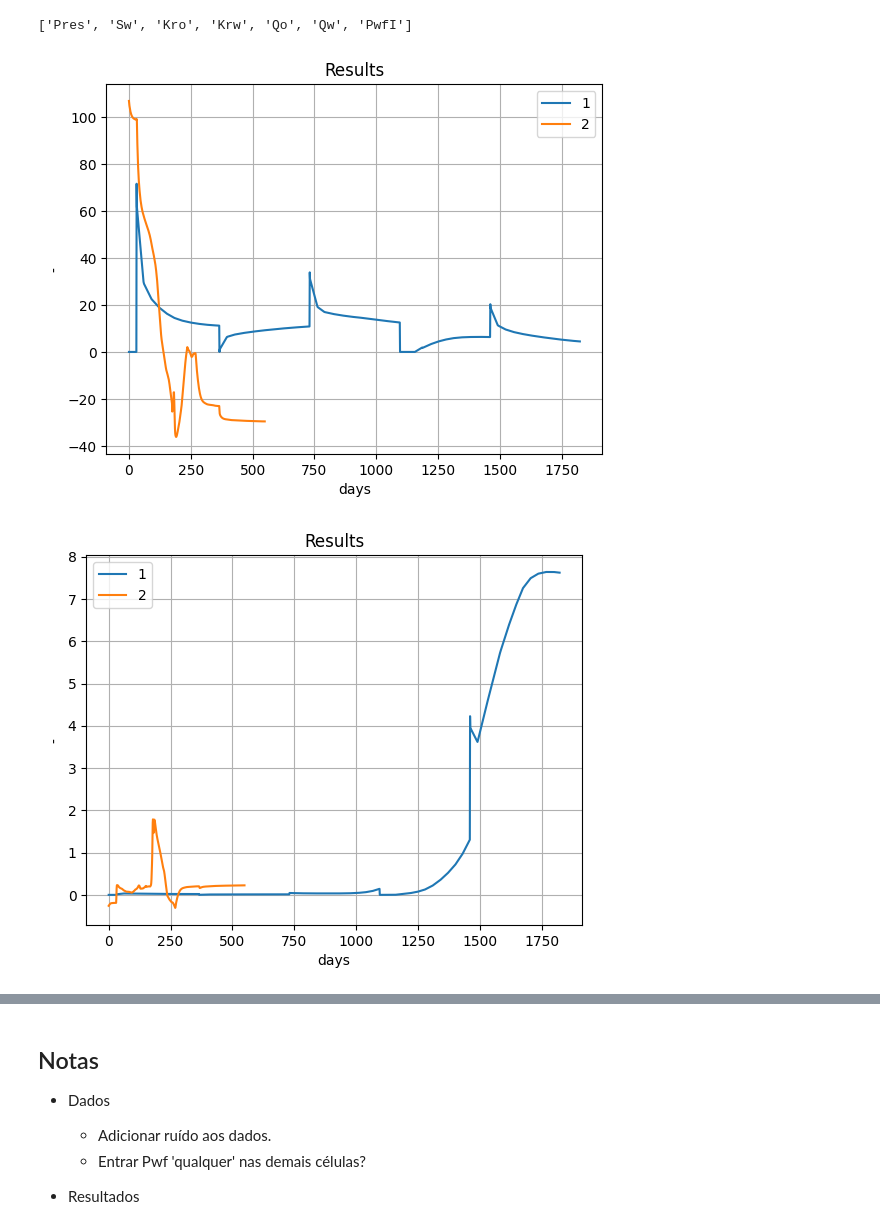
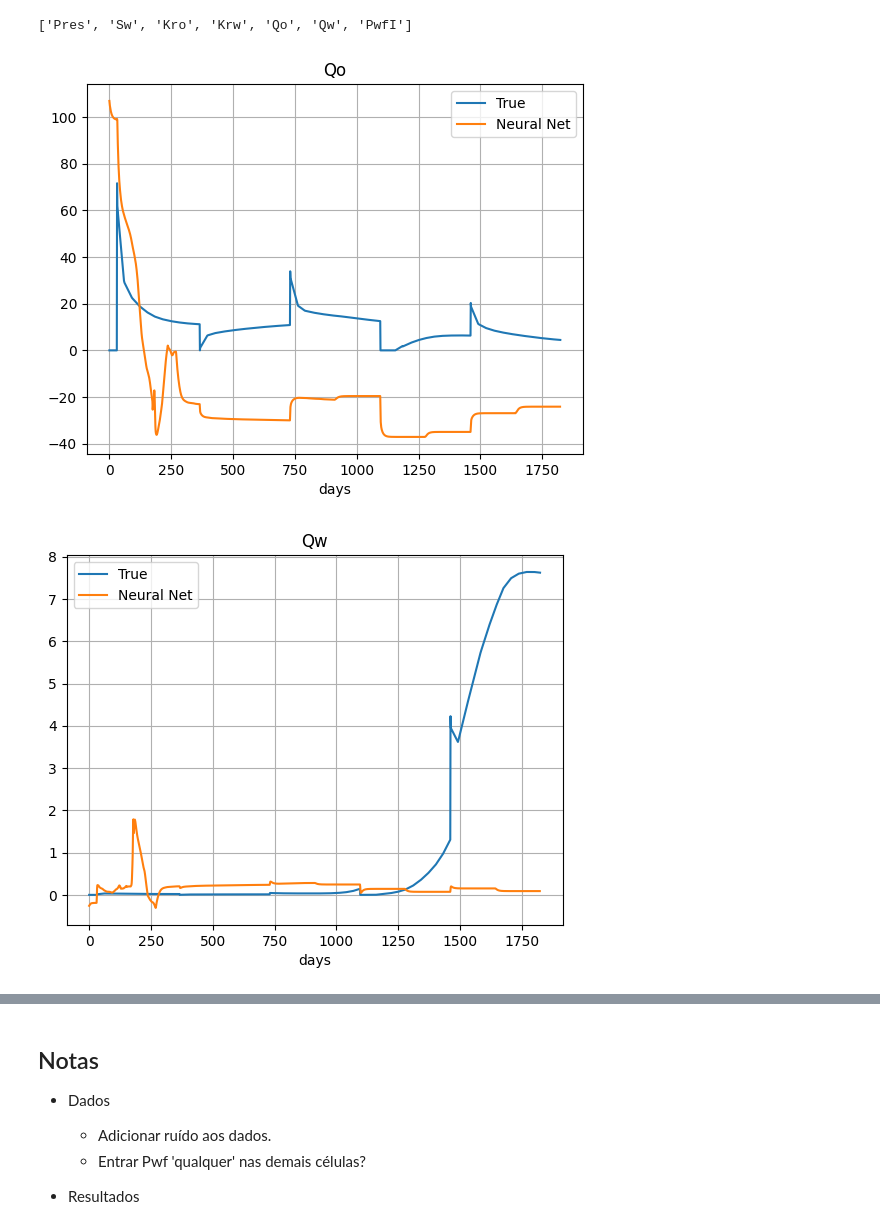
Before and after one commit to TiagoCAAmorim/SimModels, a Jupyter notebook: graph_nn/build_rnn.ipynb, the cells around one changed output, grey strips where cells are left out. Cells and saved outputs as stored; diff of their text form; code cells hidden in the pictures.

Commit message:
Updated plots

```diff
--- a/graph_nn/build_rnn.ipynb
+++ b/graph_nn/build_rnn.ipynb
@@ -1080,11 +1080,11 @@ for i in range(1,sim_days-1):
     Qwi_nn.append(Wp_inj[i,1]-Wp_inj[i-1,1])
     Pwf_prod_nn.append((Pwf_prod[i,1]+Pwf_prod[i-1,1])/2)
 # %%
-plot_time_series(Qo_prod[:,1], Qo_nn[:550])
+plot_time_series(Qo_prod[:,1], Qo_nn[:], label1="True", label2="Neural Net", title="Qo")
 # %% [output]
-[figure, old version]
+[figure, new version]
 # %%
-plot_time_series(Qw_prod[:,1], Qw_nn[:550])
+plot_time_series(Qw_prod[:,1], Qw_nn[:], label1="True", label2="Neural Net", title="Qw")
 # %% [output]
-[figure, old version]
+[figure, new version]
 # %%
```
Also changed, not shown: parts of 2 cells of this notebook.
